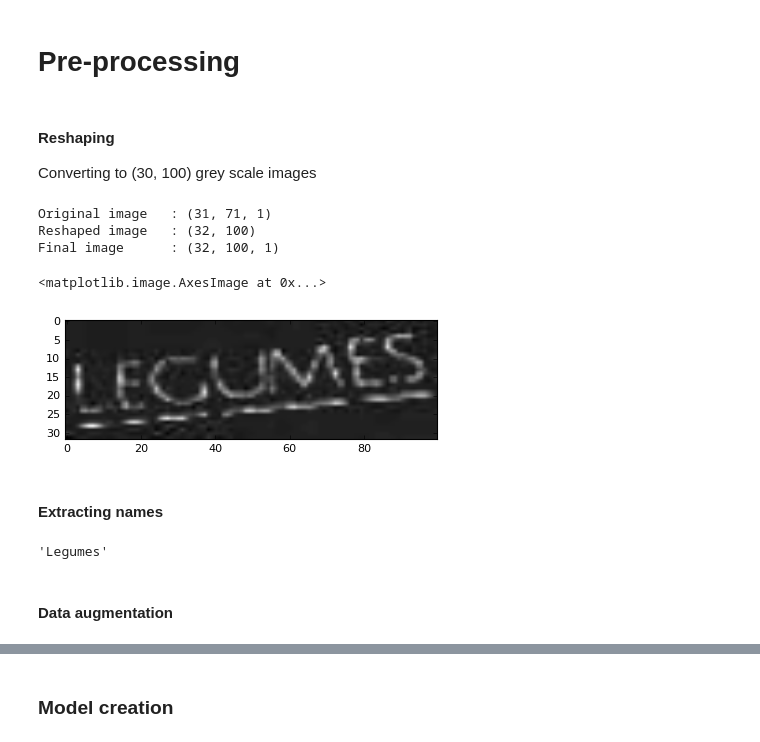
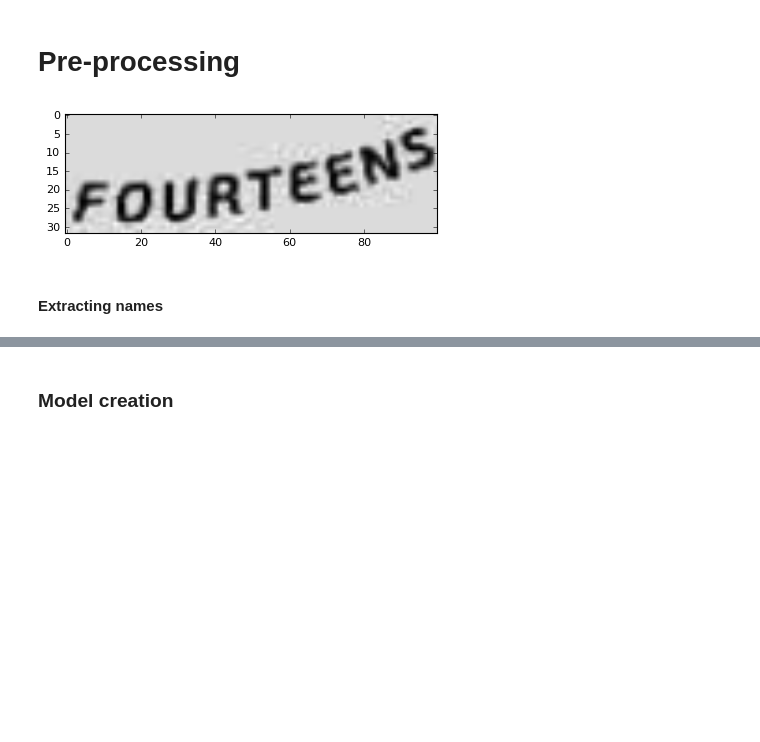
Before and after one commit to benoua/Structured-Data, a Jupyter notebook: CNN.ipynb, the cells around one changed output, grey strips where cells are left out. Saved outputs shown, nothing was run; the diff lists cells and outputs as text; code cells hidden in the pictures; blank space fills up the shorter version.

```diff
--- a/CNN.ipynb
+++ b/CNN.ipynb
@@ -27,3 +19,5 @@ file_name_complete = os.path.join(data_folder, file_name)
+# %%
+images_paths = get_image_paths()
 # %%
-img = load_img(file_name_complete, grayscale=True)
+img = load_img(images_paths[0], grayscale=True)
 img_array = img_to_array(img)
@@ -39,25 +24,10 @@ img_array.shape
 # %% [markdown]
 # Pre-processing
-# %% [markdown]
-#### Reshaping
-Converting to (30, 100) grey scale images
-# %%
-from scipy.misc import imresize
-from keras.preprocessing.image import ImageDataGenerator
-#  reshaping to 32 * 120 images
-print ("Original image \t : {0}" .format(img_array.shape))
-img_array = imresize(img_array[:,:,0], (32,100)).astype("float32")
-print ("Reshaped image \t : {0}" .format(img_array.shape))
-img_array = img_array.reshape(32, 100, 1)
-print ("Final image \t : {0}" .format(img_array.shape))
-# %% [output]
-Original image   : (31, 71, 1)
-Reshaped image   : (32, 100)
-Final image      : (32, 100, 1)
-# %%
-plt.imshow(array_to_img(img_array), cmap='gray')
-# %% [output]
-<matplotlib.image.AxesImage at 0x...>
-[figure, removed]
+# %%
+im = preprocess_image(img_array)
+# %%
+print_im(im)
+# %% [output]
+[figure, added]
 # %% [markdown]
 #### Extracting names
@@ -71,6 +33,0 @@ def extract_word(image_name):
-# %%
-extract_word(file_name)
-# %% [output]
-'Legumes'
-# %% [markdown]
-#### Data augmentation
```
Also changed, not shown: parts of 13 cells of this notebook, 2 other files.
